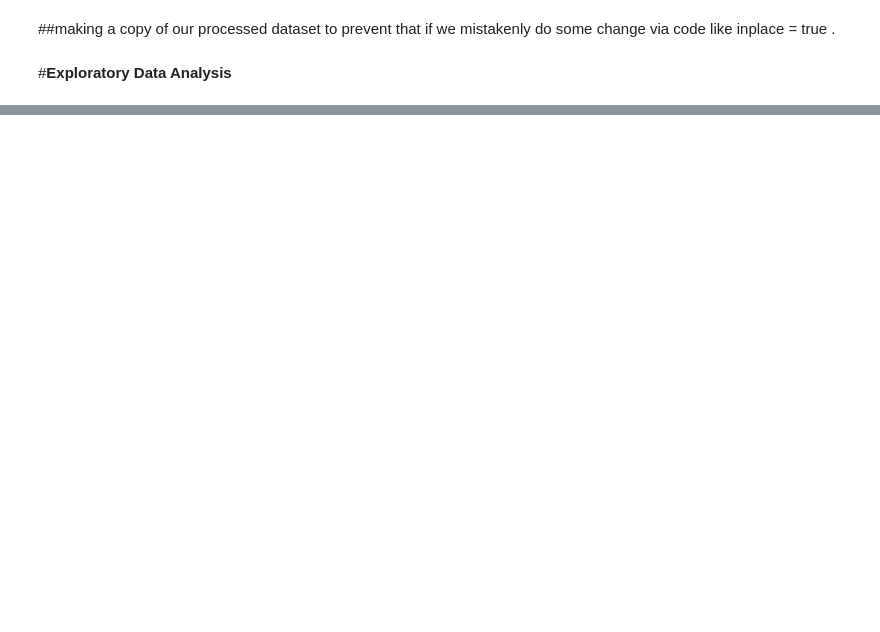
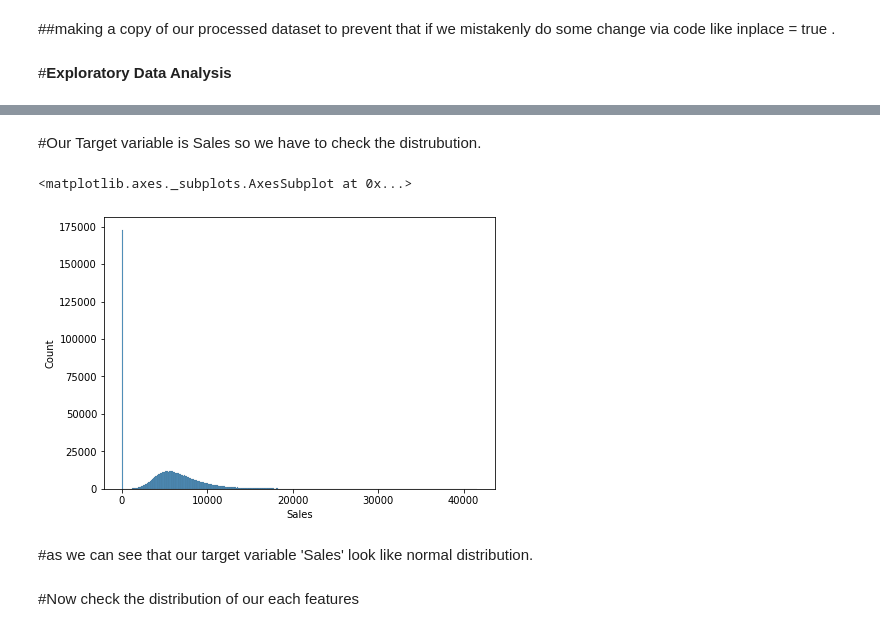
Before and after one commit to Lovejeet-Singh-31/Retail-Sales-Prediction, a Jupyter notebook: Rossmann_Sales_Prediction_Capstone_Project.ipynb, the cells around one changed output, grey strips where cells are left out. Drawn from its saved outputs; the diff is of its cells as text; code cells hidden in the pictures; blank space fills up the shorter version.

```diff
--- a/Rossmann_Sales_Prediction_Capstone_Project.ipynb
+++ b/Rossmann_Sales_Prediction_Capstone_Project.ipynb
@@ -337,0 +341,3 @@ merge_rossman_store_df['StateHoliday'] = merge_rossman_store_df['StateHoliday'].
+# %%
+# One hot encoding
+merge_rossman_store_df = pd.get_dummies(merge_rossman_store_df, columns=["StateHoliday"],drop_first=True)
@@ -349,6 +370,3 @@ Name: Assortment, dtype: int64
 merge_rossman_store_df['Assortment'] = np.where((merge_rossman_store_df['Assortment'] == 'a'),0,merge_rossman_store_df['Assortment'])
 merge_rossman_store_df['Assortment'] = np.where((merge_rossman_store_df['Assortment'] == 'b'),1,merge_rossman_store_df['Assortment'])
 merge_rossman_store_df['Assortment'] = np.where((merge_rossman_store_df['Assortment'] == 'c'),2,merge_rossman_store_df['Assortment'])
-# %%
-#converting the dtype as int
-merge_rossman_store_df['Assortment'] = merge_rossman_store_df['Assortment'].astype(int, copy=False)
@@ -368,6 +393,3 @@ merge_rossman_store_df['StoreType'] = np.where((merge_rossman_store_df['StoreTyp
 merge_rossman_store_df['StoreType'] = np.where((merge_rossman_store_df['StoreType'] == 'b'),1,merge_rossman_store_df['StoreType'])
 merge_rossman_store_df['StoreType'] = np.where((merge_rossman_store_df['StoreType'] == 'c'),2,merge_rossman_store_df['StoreType'])
 merge_rossman_store_df['StoreType'] = np.where((merge_rossman_store_df['StoreType'] == 'd'),3,merge_rossman_store_df['StoreType'])
-# %%
-#converting the dtype as int
-merge_rossman_store_df['StoreType'] = merge_rossman_store_df['StoreType'].astype(int, copy=False)
@@ -376,6 +395,0 @@ merge_rossman_store_df['StoreType'] = merge_rossman_store_df['StoreType'].astype
-# %%
-merge_rossman_store_df['CompetitionOpenSinceYear'] = merge_rossman_store_df['CompetitionOpenSinceYear'].astype(int)
-merge_rossman_store_df['Promo2SinceYear'] = merge_rossman_store_df['Promo2SinceYear'].astype(int)
-merge_rossman_store_df['CompetitionOpenSinceMonth'] = merge_rossman_store_df['CompetitionOpenSinceMonth'].astype(int)
-merge_rossman_store_df['CompetitionDistance'] = merge_rossman_store_df['CompetitionDistance'].astype(int)
-merge_rossman_store_df['Promo2SinceWeek'] = merge_rossman_store_df['Promo2SinceWeek'].astype(int)
@@ -418,0 +456,13 @@ final_df.head()
+# %% [markdown]
+#Our Target variable is Sales so we have to check the distrubution.
+# %%
+#checking the distribution of our taget variable
+plt.figure(figsize=(7,5))
+sns.histplot(final_df['Sales'])
+# %% [output]
+<matplotlib.axes._subplots.AxesSubplot at 0x...>
+[figure, added]
+# %% [markdown]
+#as we can see that our target variable 'Sales' look like normal distribution.
+# %% [markdown]
+#Now check the distribution of our each features
```
Also changed, not shown: parts of 27 cells of this notebook.
